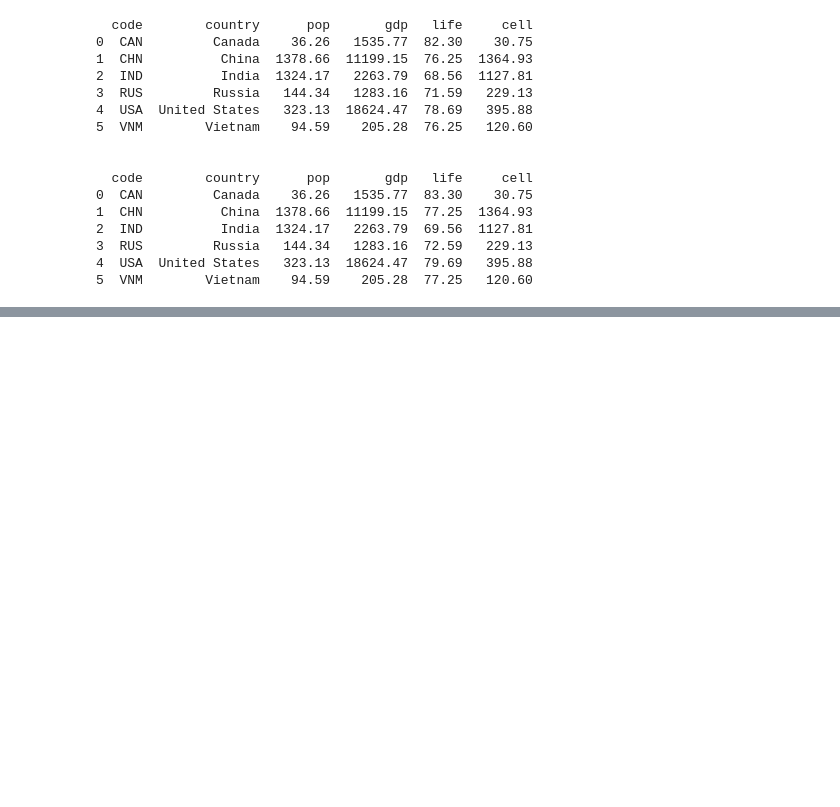
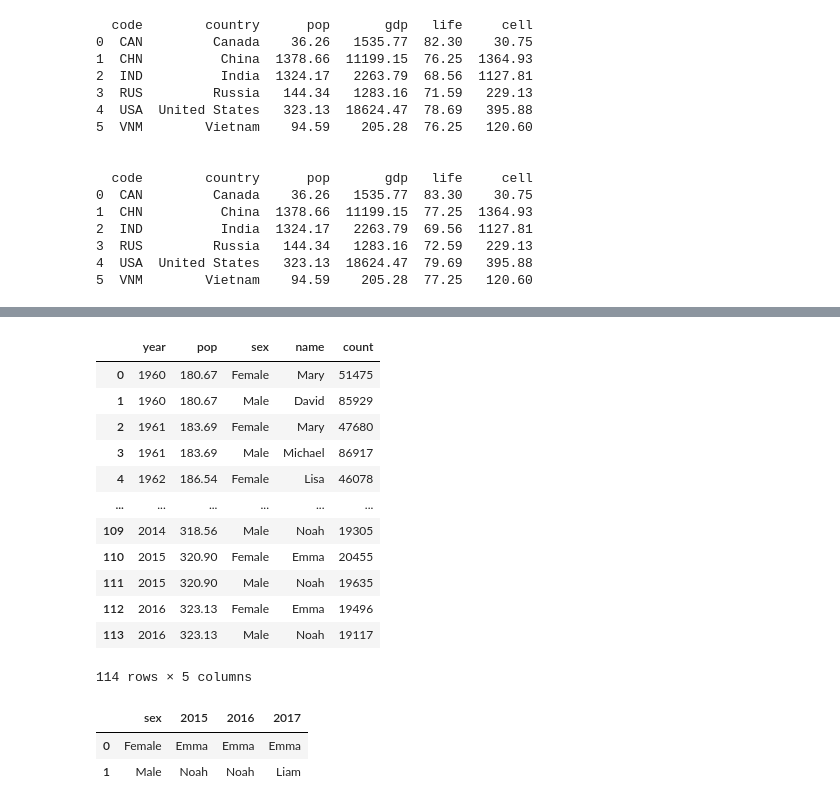
Before and after one commit to ernbilen/Data200_Fall22, a Jupyter notebook: notes/Pandas-intro.ipynb, the cells around one changed output, grey strips where cells are left out. Drawn from its saved outputs; the diff is of its cells as text; code cells hidden in the pictures; blank space fills up the shorter version.

```diff
--- a/notes/Pandas-intro.ipynb
+++ b/notes/Pandas-intro.ipynb
@@ -560,0 +801,30 @@ print(ind2)
+# %%
+ind_table.merge(topnames,on='year')
+# %% [output]
+|  | year | pop | sex | name | count |
+| 0 | 1960 | 180.67 | Female | Mary | 51475 |
+| 1 | 1960 | 180.67 | Male | David | 85929 |
+| 2 | 1961 | 183.69 | Female | Mary | 47680 |
+| 3 | 1961 | 183.69 | Male | Michael | 86917 |
+| 4 | 1962 | 186.54 | Female | Lisa | 46078 |
+| ... | ... | ... | ... | ... | ... |
+| 109 | 2014 | 318.56 | Male | Noah | 19305 |
+| 110 | 2015 | 320.90 | Female | Emma | 20455 |
+| 111 | 2015 | 320.90 | Male | Noah | 19635 |
+| 112 | 2016 | 323.13 | Female | Emma | 19496 |
+| 113 | 2016 | 323.13 | Male | Noah | 19117 |
+114 rows × 5 columns
+# %%
+# melt and pivot functions
+# melt() converts df from wide to long
+names_by_year = pd.DataFrame({
+    'sex':['Female','Male'],
+    2015: ['Emma','Noah'],
+    2016: ['Emma','Noah'],
+    2017: ['Emma','Liam']
+})
+names_by_year
+# %% [output]
+|  | sex | 2015 | 2016 | 2017 |
+| 0 | Female | Emma | Emma | Emma |
+| 1 | Male | Noah | Noah | Liam |
```
Also changed, not shown: parts of 31 cells of this notebook.
